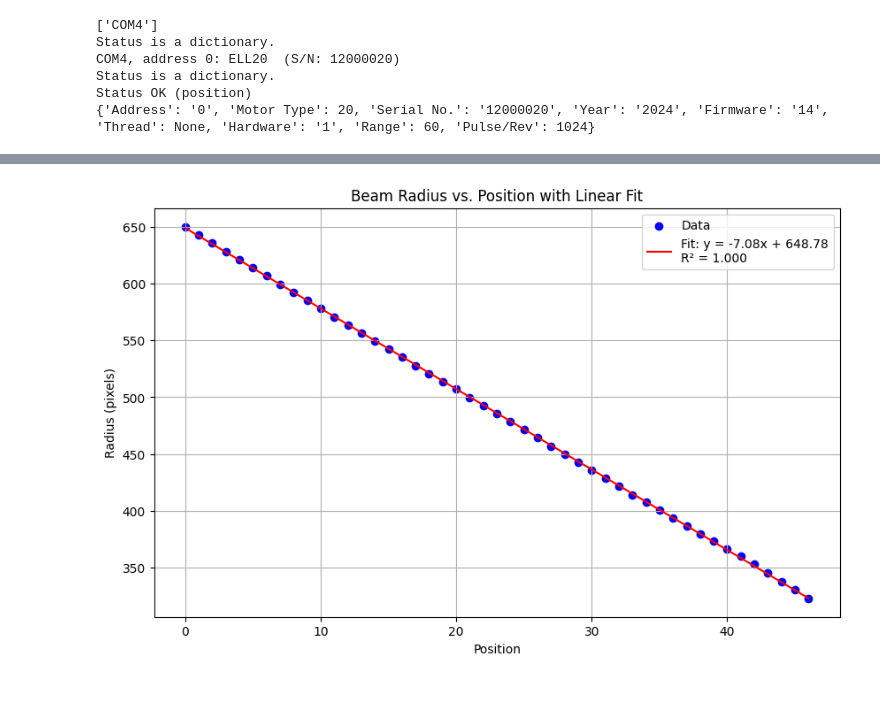
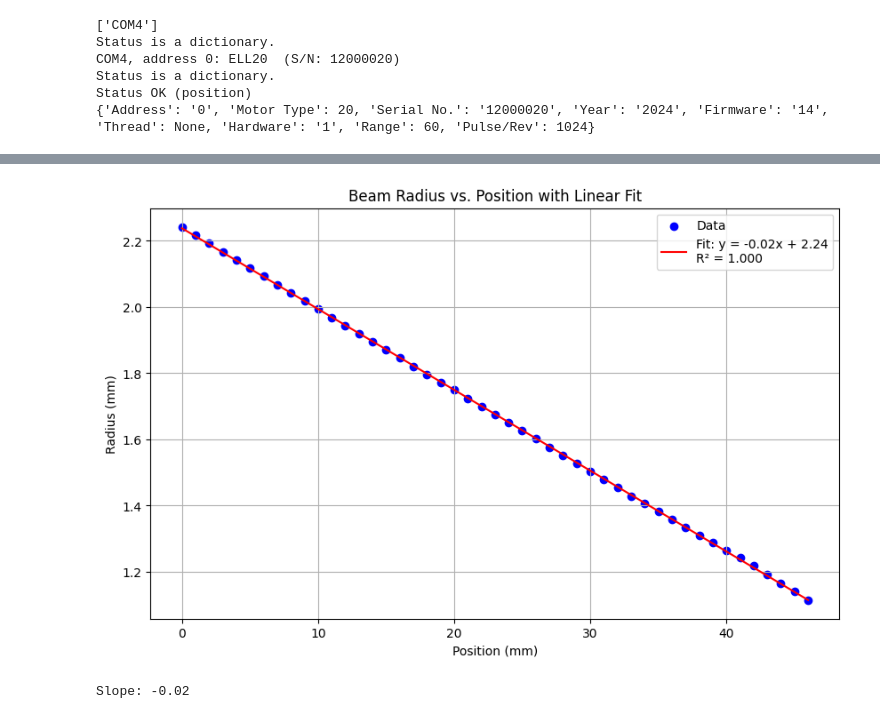
Before and after one commit to masroor47/asrc-photonics-workshop, a Jupyter notebook: src/z_stage.ipynb, the cells around one changed output, grey strips where cells are left out. Cells and saved outputs as stored; diff of their text form; code cells hidden in the pictures; blank space fills up the shorter version.

```diff
--- a/src/z_stage.ipynb
+++ b/src/z_stage.ipynb
@@ -60,6 +62,9 @@ for pos in range(0, 47, 1):
     # plt.show()
 
     time.sleep(0.2)
+# %%
+import joblib
+measurements_df = joblib.load('./data/z_stage/z_stage_df.joblib')
 # %%
 measurements_df.head()
 # %% [output]
@@ -179,38 +196,47 @@ for i, row in measurements_df.iterrows():
+# %%
+df = measurements_df#[:-25]
+
+# convert center and radius to mm, pixel size is 3.45um
+df['center_x_mm'] = df['center_x'] * 3.45e-3
+df['center_y_mm'] = df['center_y'] * 3.45e-3
+df['radius_mm'] = df['radius'] * 3.45e-3
 # %%
-from sklearn.linear_model import LinearRegression
 
-df = measurements_df
+
 X = df['position'].values.reshape(-1, 1)  # Reshape for sklearn
-y = df['radius'].values
+y = df['radius_mm'].values
 
 # Fit linear model
 model = LinearRegression()
 model.fit(X, y)
 
 # Get slope and intercept
 slope = model.coef_[0]
 intercept = model.intercept_
 
 # Generate points for the fitted line
 x_fit = np.linspace(X.min(), X.max(), 100).reshape(-1, 1)
 y_fit = model.predict(x_fit)
 
 # Calculate R-squared
 r_squared = model.score(X, y)
 
 # Create scatter plot with fitted line
 plt.figure(figsize=(10, 6))
-plt.scatter(df['position'], df['radius'], color='blue', label='Data')
+plt.scatter(df['position'], df['radius_mm'], color='blue', label='Data')
 plt.plot(x_fit, y_fit, color='red', label=f'Fit: y = {slope:.2f}x + {intercept:.2f}\nR² = {r_squared:.3f}')
 
 # Add labels and title
-plt.xlabel('Position')
-plt.ylabel('Radius (pixels)')
+plt.xlabel('Position (mm)')
+plt.ylabel('Radius (mm)')
 plt.title('Beam Radius vs. Position with Linear Fit')
 plt.grid(True)
 plt.legend()
 
 # Show the plot
 plt.show()
+
+print(f"Slope: {slope:.2f}")
 # %% [output]
-[figure, old version]
+[figure, new version]
+Slope: -0.02
```
Also changed, not shown: parts of 5 cells of this notebook.
